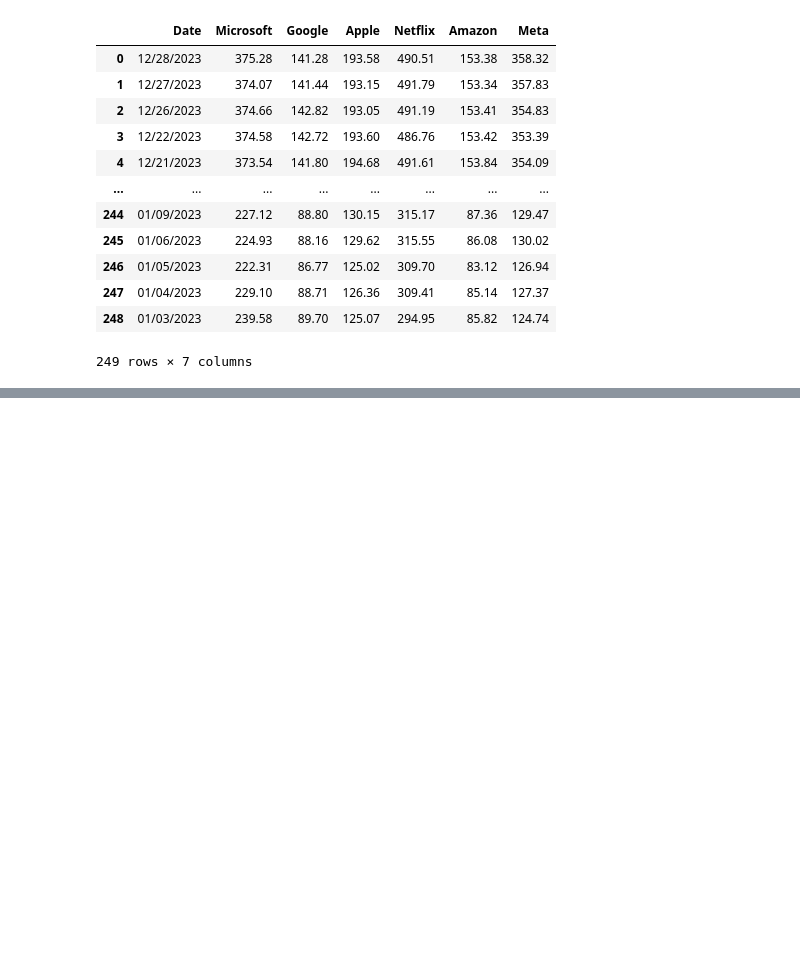
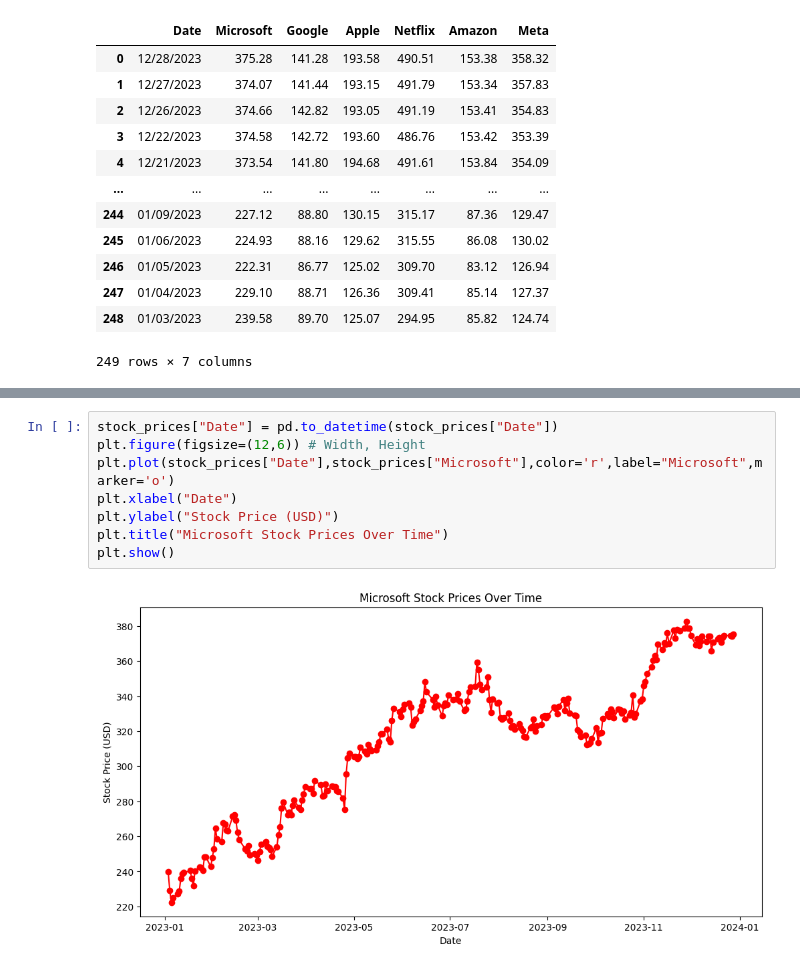
Before and after one commit to adityapandey23/TRC_ML_Bootcamp, a Jupyter notebook: TRC_Matplotlib_day_2_&_day_3.ipynb, the cells around one changed output, grey strips where cells are left out. Saved outputs shown, nothing was run; the diff lists cells and outputs as text; blank space fills up the shorter version.

```diff
--- a/TRC_Matplotlib_day_2_&_day_3.ipynb
+++ b/TRC_Matplotlib_day_2_&_day_3.ipynb
@@ -66,0 +86,10 @@ stock_prices
+# %%
+stock_prices["Date"] = pd.to_datetime(stock_prices["Date"])
+plt.figure(figsize=(12,6)) # Width, Height
+plt.plot(stock_prices["Date"],stock_prices["Microsoft"],color='r',label="Microsoft",marker='o')
+plt.xlabel("Date")
+plt.ylabel("Stock Price (USD)")
+plt.title("Microsoft Stock Prices Over Time")
+plt.show()
+# %% [output]
+[figure, added]
```
Also changed, not shown: parts of 27 cells of this notebook.
